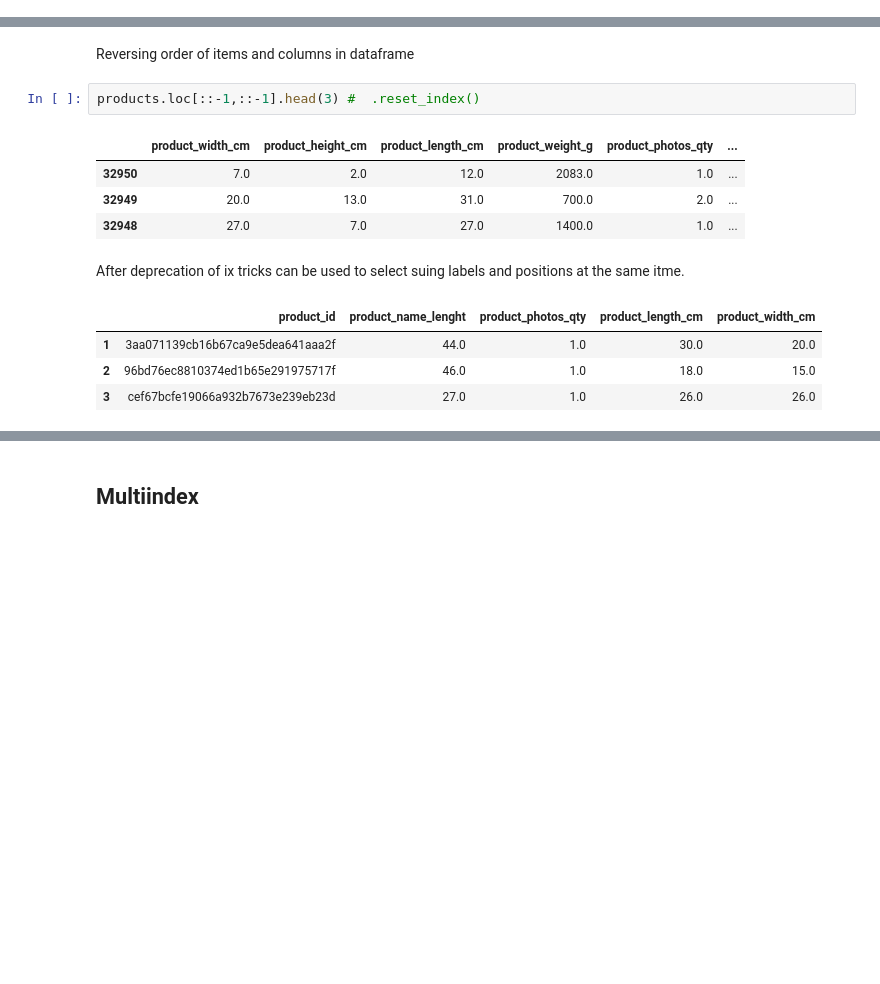
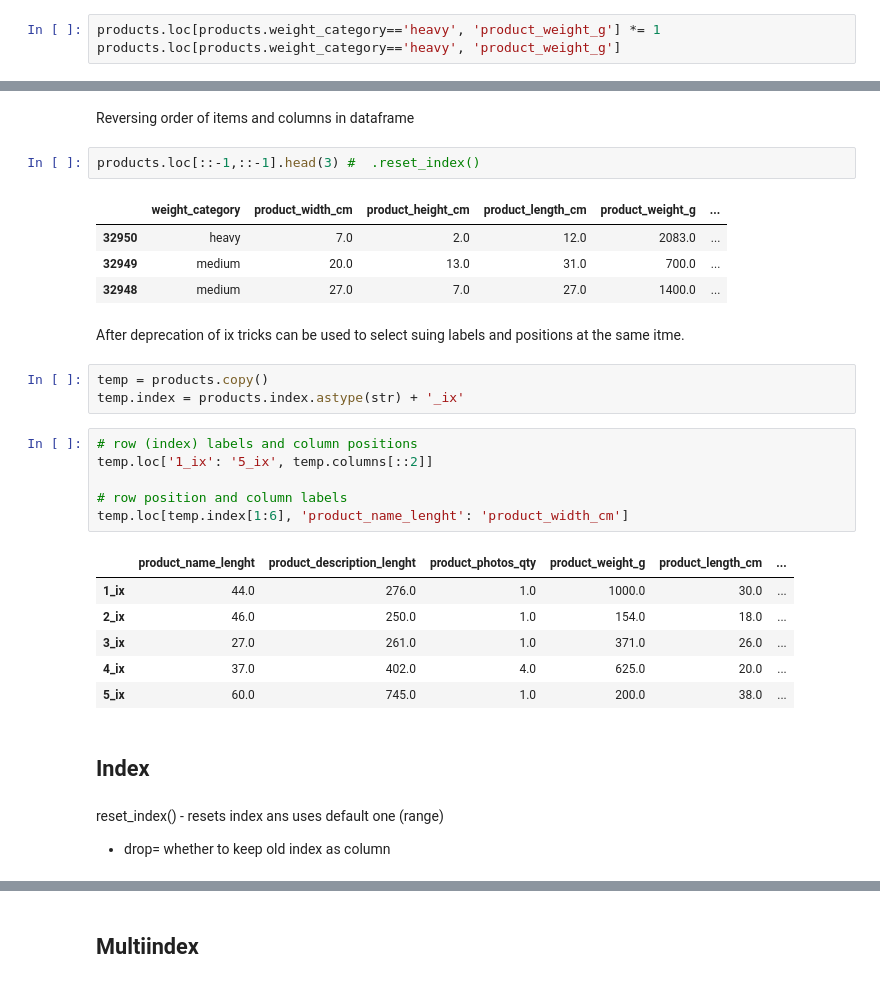
Before and after one commit to bartosz67/eda, a Jupyter notebook: Pandas.ipynb, the cells around one changed output, grey strips where cells are left out. Saved outputs shown, nothing was run; the diff lists cells and outputs as text; blank space fills up the shorter version.

```diff
--- a/Pandas.ipynb
+++ b/Pandas.ipynb
@@ -106,0 +147,3 @@ products[products.product_category_name.isin(temp.nlargest(3).index)].head()
+# %%
+products.loc[products.weight_category=='heavy', 'product_weight_g'] *= 1
+products.loc[products.weight_category=='heavy', 'product_weight_g']
@@ -169,15 +411,30 @@ Reversing order of items and columns in dataframe
 # %%
 products.loc[::-1,::-1].head(3) #  .reset_index()
 # %% [output]
-|  | product_width_cm | product_height_cm | product_length_cm | product_weight_g | product_photos_qty | ... |
-| 32950 | 7.0 | 2.0 | 12.0 | 2083.0 | 1.0 | ... |
-| 32949 | 20.0 | 13.0 | 31.0 | 700.0 | 2.0 | ... |
-| 32948 | 27.0 | 7.0 | 27.0 | 1400.0 | 1.0 | ... |
+|  | weight_category | product_width_cm | product_height_cm | product_length_cm | product_weight_g | ... |
+| 32950 | heavy | 7.0 | 2.0 | 12.0 | 2083.0 | ... |
+| 32949 | medium | 20.0 | 13.0 | 31.0 | 700.0 | ... |
+| 32948 | medium | 27.0 | 7.0 | 27.0 | 1400.0 | ... |
 # %% [markdown]
 After deprecation of ix tricks can be used to select suing labels and positions at the same itme.
+# %%
+temp = products.copy()
+temp.index = products.index.astype(str) + '_ix'
 # %%
+# row (index) labels and column positions
+temp.loc['1_ix': '5_ix', temp.columns[::2]]
+
+# row position and column labels
+temp.loc[temp.index[1:6], 'product_name_lenght': 'product_width_cm']
 # %% [output]
-|  | product_id | product_name_lenght | product_photos_qty | product_length_cm | product_width_cm |
-| 1 | 3aa071139cb16b67ca9e5dea641aaa2f | 44.0 | 1.0 | 30.0 | 20.0 |
-| 2 | 96bd76ec8810374ed1b65e291975717f | 46.0 | 1.0 | 18.0 | 15.0 |
-| 3 | cef67bcfe19066a932b7673e239eb23d | 27.0 | 1.0 | 26.0 | 26.0 |
+|  | product_name_lenght | product_description_lenght | product_photos_qty | product_weight_g | product_length_cm | ... |
+| 1_ix | 44.0 | 276.0 | 1.0 | 1000.0 | 30.0 | ... |
+| 2_ix | 46.0 | 250.0 | 1.0 | 154.0 | 18.0 | ... |
+| 3_ix | 27.0 | 261.0 | 1.0 | 371.0 | 26.0 | ... |
+| 4_ix | 37.0 | 402.0 | 4.0 | 625.0 | 20.0 | ... |
+| 5_ix | 60.0 | 745.0 | 1.0 | 200.0 | 38.0 | ... |
+# %% [markdown]
+## Index
+# %% [markdown]
+reset_index() - resets index ans uses default one (range)
+* drop= whether to keep old index as column
```
Also changed, not shown: parts of 80 cells of this notebook.
